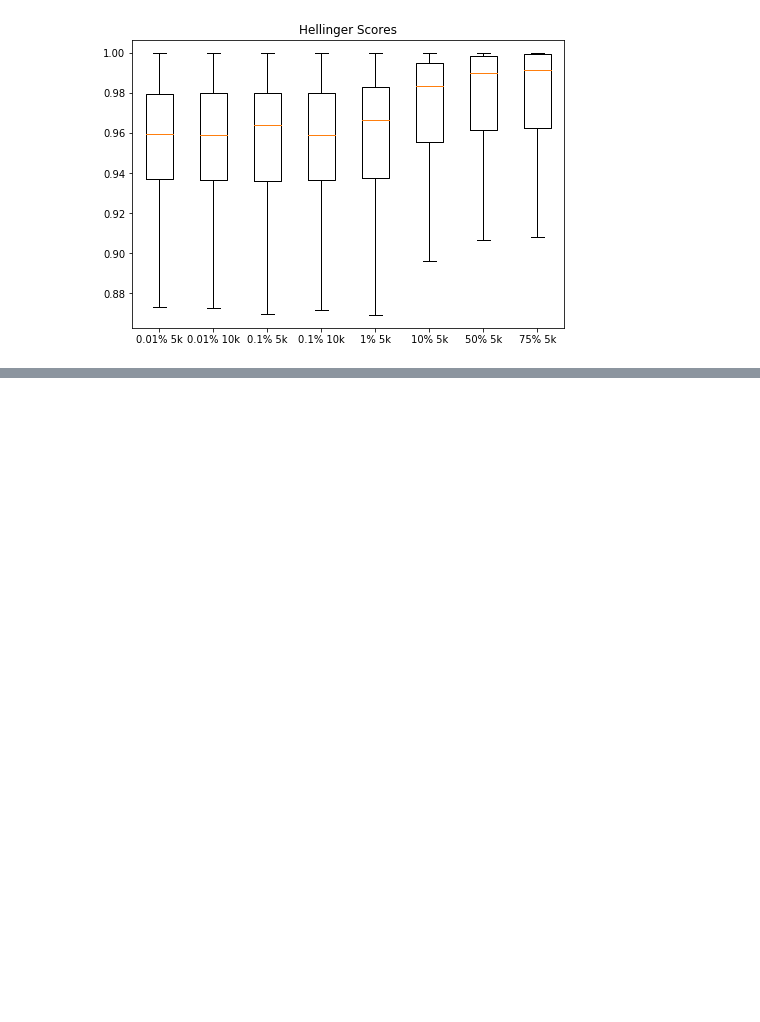
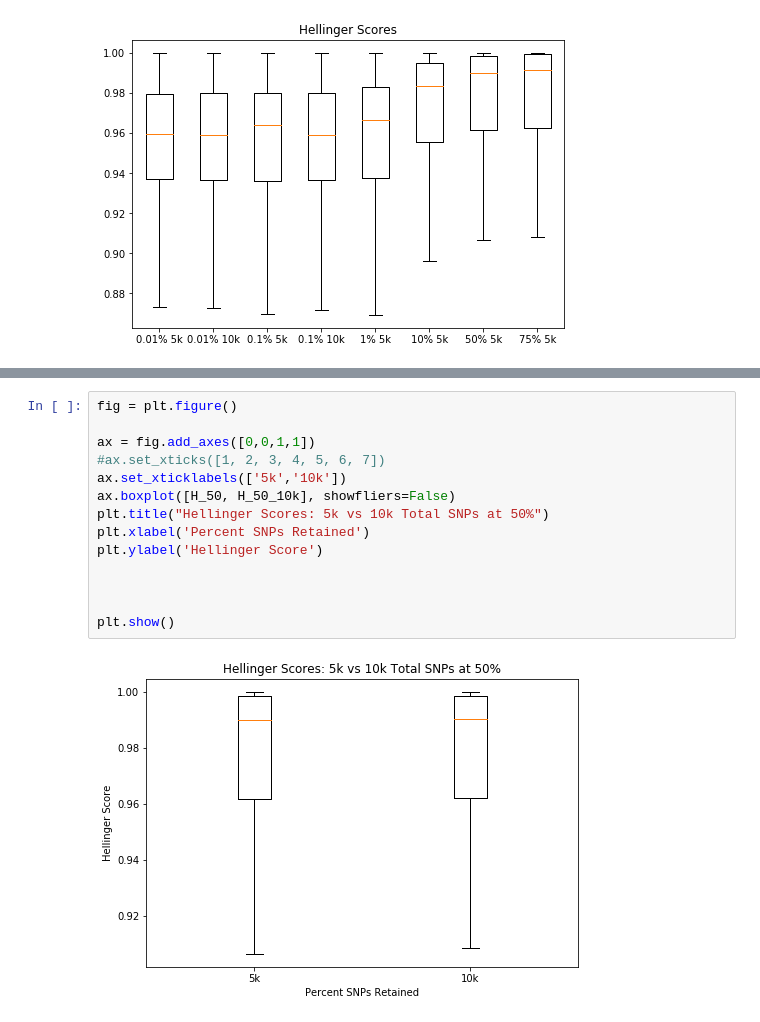
Before and after one commit to maggiejakus/StatML, a Jupyter notebook: Hellinger_Cleaned.ipynb, the cells around one changed output, grey strips where cells are left out. Drawn from its saved outputs; the diff is of its cells as text; blank space fills up the shorter version.

```diff
--- a/Hellinger_Cleaned.ipynb
+++ b/Hellinger_Cleaned.ipynb
@@ -179,0 +202,16 @@ plt.show()
+# %%
+fig = plt.figure()
+
+ax = fig.add_axes([0,0,1,1])
+#ax.set_xticks([1, 2, 3, 4, 5, 6, 7])
+ax.set_xticklabels(['5k','10k'])
+ax.boxplot([H_50, H_50_10k], showfliers=False)
+plt.title("Hellinger Scores: 5k vs 10k Total SNPs at 50%")
+plt.xlabel('Percent SNPs Retained')
+plt.ylabel('Hellinger Score')
+
+
+
+plt.show()
+# %% [output]
+[figure, added]
```
Also changed, not shown: parts of 7 cells of this notebook, 9 other files.
